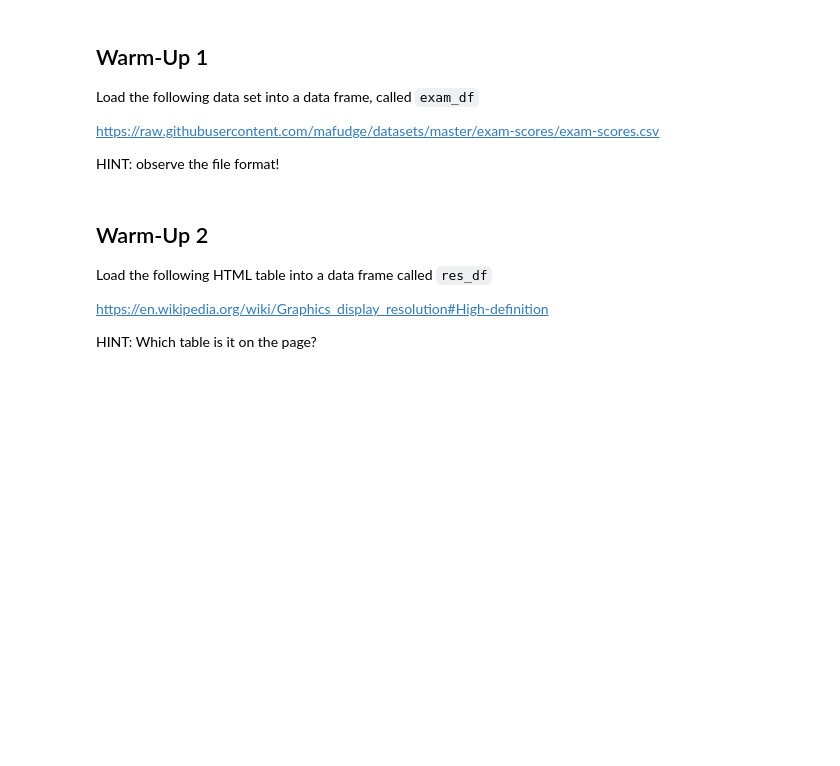
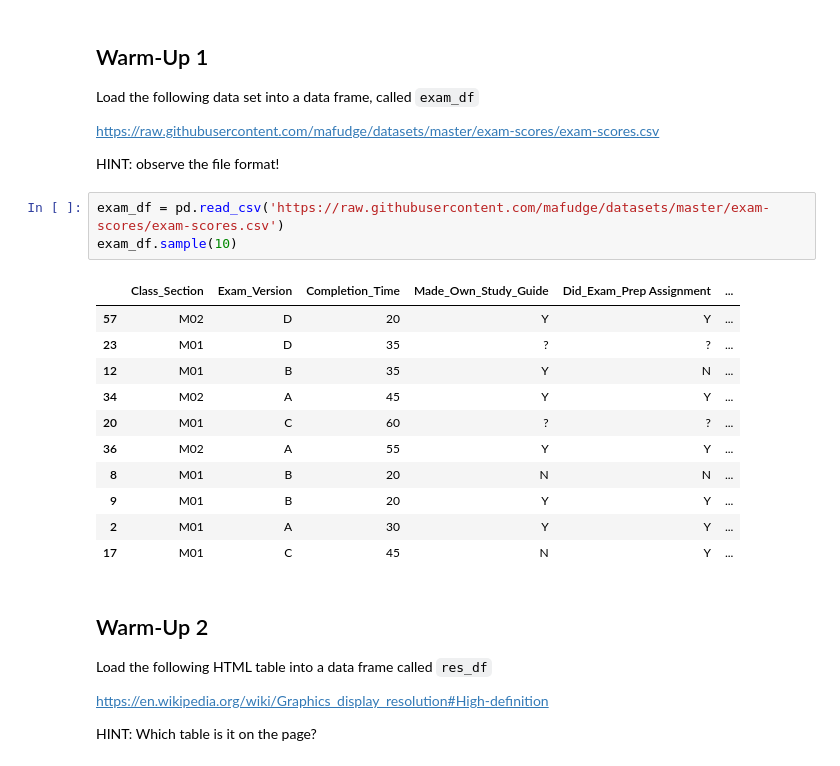
Before and after one commit to ist256/spring2021, a Jupyter notebook: lessons/12-Pandas/SmallGroup-Pandas.ipynb, the cells around one changed output. Cells and saved outputs as stored; diff of their text form; blank space fills up the shorter version.

```diff
--- a/lessons/12-Pandas/SmallGroup-Pandas.ipynb
+++ b/lessons/12-Pandas/SmallGroup-Pandas.ipynb
@@ -20,6 +21,21 @@ Load the following data set into a data frame, called `exam_df`
 https://raw.githubusercontent.com/mafudge/datasets/master/exam-scores/exam-scores.csv
 
 HINT: observe the file format!
+# %%
+exam_df = pd.read_csv('https://raw.githubusercontent.com/mafudge/datasets/master/exam-scores/exam-scores.csv')
+exam_df.sample(10)
+# %% [output]
+|  | Class_Section | Exam_Version | Completion_Time | Made_Own_Study_Guide | Did_Exam_Prep Assignment | ... |
+| 57 | M02 | D | 20 | Y | Y | ... |
+| 23 | M01 | D | 35 | ? | ? | ... |
+| 12 | M01 | B | 35 | Y | N | ... |
+| 34 | M02 | A | 45 | Y | Y | ... |
+| 20 | M01 | C | 60 | ? | ? | ... |
+| 36 | M02 | A | 55 | Y | Y | ... |
+| 8 | M01 | B | 20 | N | N | ... |
+| 9 | M01 | B | 20 | Y | Y | ... |
+| 2 | M01 | A | 30 | Y | Y | ... |
+| 17 | M01 | C | 45 | N | Y | ... |
 # %% [markdown]
 ## Warm-Up 2
 
```
Also changed, not shown: parts of 15 cells of this notebook, 2 other files.
